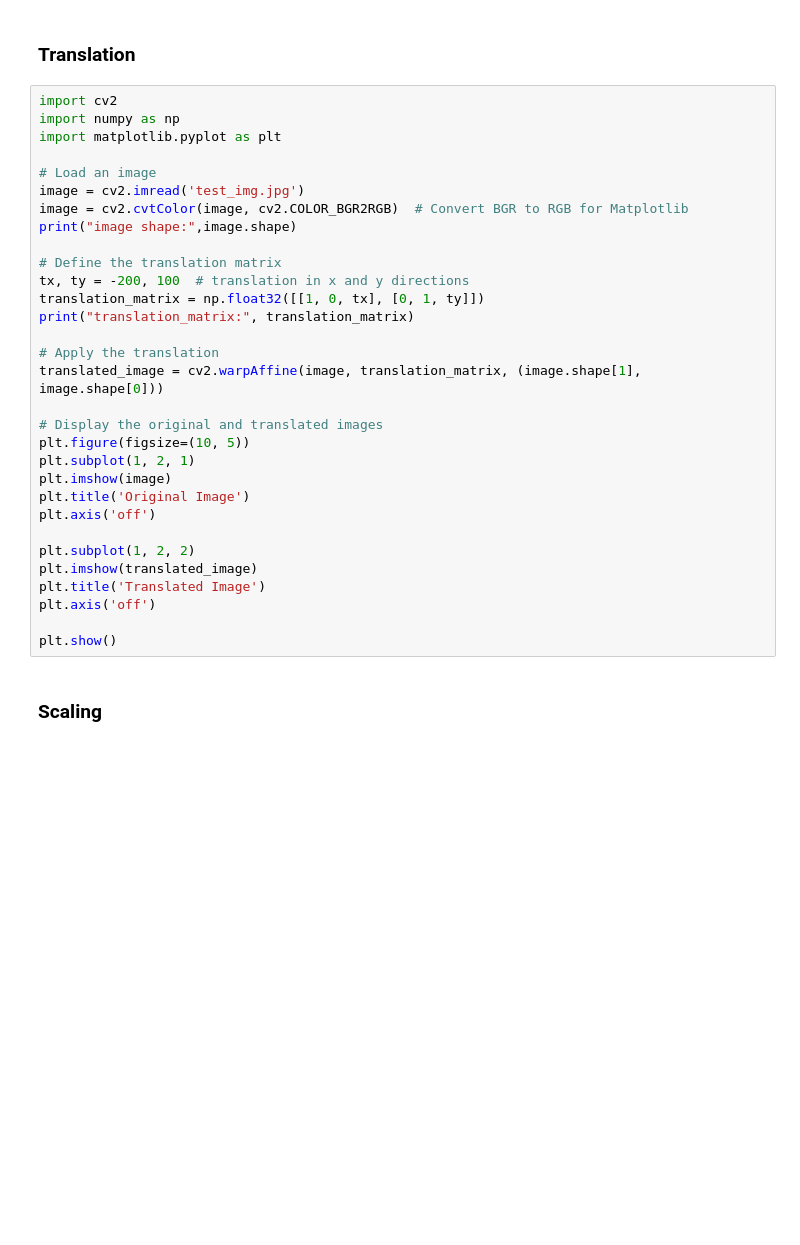
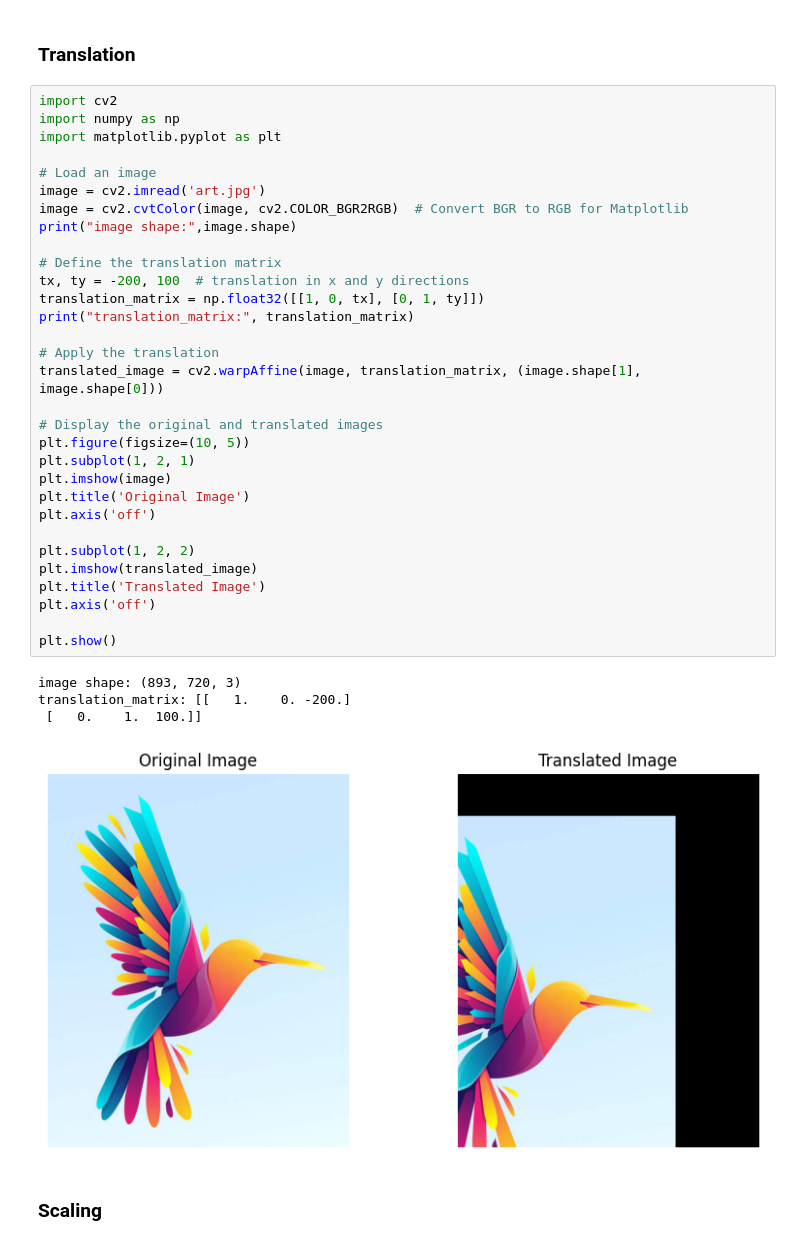
Before and after one commit to MDSALMANSHAMS/Learning, a Jupyter notebook: Python_imageProcessing/1_geometric_operations_(affine_trans)/main.ipynb, the cells around one changed output. Cells and saved outputs as stored; diff of their text form; blank space fills up the shorter version.

```diff
--- a/Python_imageProcessing/1_geometric_operations_(affine_trans)/main.ipynb
+++ b/Python_imageProcessing/1_geometric_operations_(affine_trans)/main.ipynb
@@ -9,34 +9,39 @@ F:\My_projects\Learning\Python_imageProcessing
 # %%
 import cv2
 import numpy as np
 import matplotlib.pyplot as plt
 
 # Load an image
-image = cv2.imread('test_img.jpg')
+image = cv2.imread('art.jpg')
 image = cv2.cvtColor(image, cv2.COLOR_BGR2RGB)  # Convert BGR to RGB for Matplotlib
 print("image shape:",image.shape)
 
 # Define the translation matrix
 tx, ty = -200, 100  # translation in x and y directions
 translation_matrix = np.float32([[1, 0, tx], [0, 1, ty]])
 print("translation_matrix:", translation_matrix)
 
 # Apply the translation
 translated_image = cv2.warpAffine(image, translation_matrix, (image.shape[1], image.shape[0]))
 
 # Display the original and translated images
 plt.figure(figsize=(10, 5))
 plt.subplot(1, 2, 1)
 plt.imshow(image)
 plt.title('Original Image')
 plt.axis('off')
 
 plt.subplot(1, 2, 2)
 plt.imshow(translated_image)
 plt.title('Translated Image')
 plt.axis('off')
 
 plt.show()
+# %% [output]
+image shape: (893, 720, 3)
+translation_matrix: [[   1.    0. -200.]
+ [   0.    1.  100.]]
+[figure, added]
 # %% [markdown]
 ### Scaling
 # %%
```
Also changed, not shown: parts of 5 cells of this notebook.
